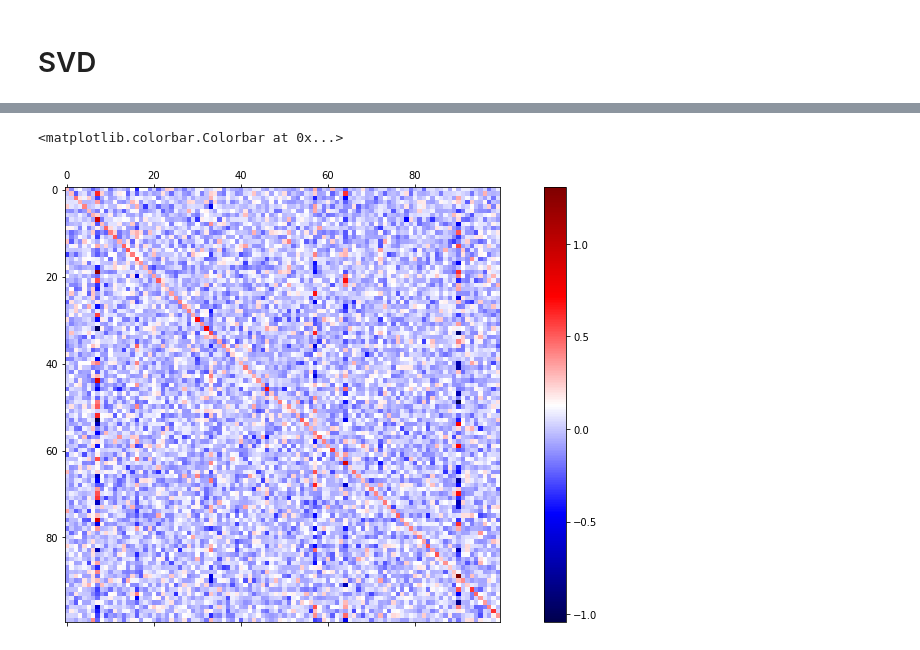
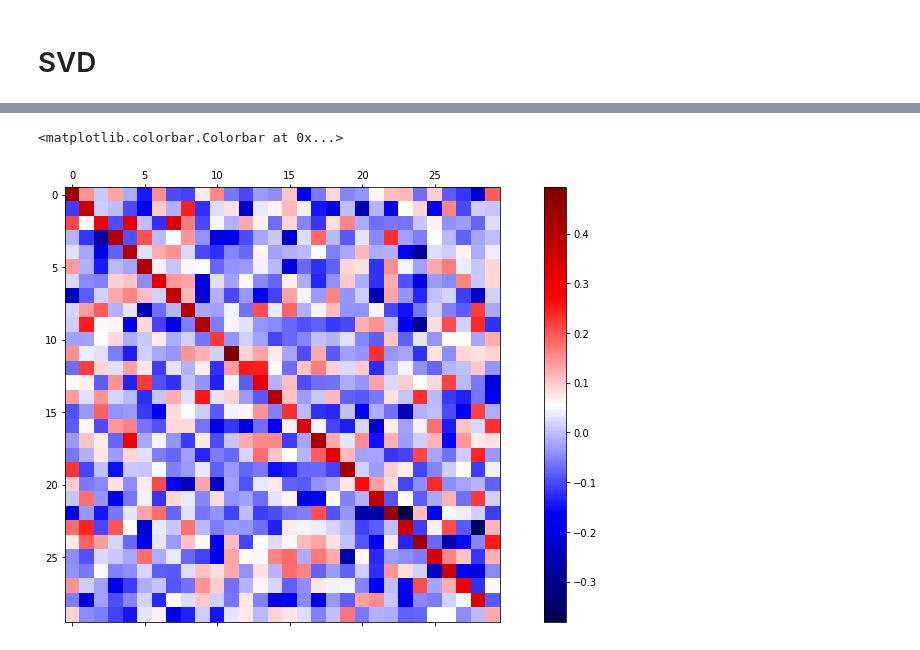
Before and after one commit to jpatrickpark/1003-project, a Jupyter notebook: data_visualizaion.ipynb, the cells around one changed output, grey strips where cells are left out. Drawn from its saved outputs; the diff is of its cells as text; code cells hidden in the pictures.

```diff
--- a/data_visualizaion.ipynb
+++ b/data_visualizaion.ipynb
@@ -24,7 +24,7 @@ from surprise.model_selection import train_test_split
 # %%
 # mydict = preprocess.create_paper_paper_dict()
 # Creat random subset of dictionary, where we only retain references to themselves
-random_dict = preprocess.create_random_subset_paper_paper_data()
+random_dict = preprocess.create_random_subset_paper_paper_data(debug=True)
 # %%
 numbering, reverse = dict(), dict()
 current_id = 0
@@ -86,23 +84,23 @@ Abar = np.dot(pu, np.transpose(qi))
 # %%
 fig, axes = plt.subplots()
 min_val, max_val = -2, 2
 
 # define the colormap
-cmap = plt.get_cmap('PuOr')
+# cmap = plt.get_cmap('PuOr')
+# cmaplist = [cmap(i) for i in range(cmap.N)]
 
-# extract all colors from the .jet map
-cmaplist = [cmap(i) for i in range(cmap.N)]
 # create the new map
-cmap = cmap.from_list('Custom cmap', cmaplist, cmap.N)
+# cmap = cmap.from_list('Custom cmap', cmaplist, cmap.N)
 
 # define the bins and normalize and forcing 0 to be part of the colorbar!
-bounds = np.arange(np.min(Abar),np.max(Abar),.5)
-idx=np.searchsorted(bounds,0)
-bounds=np.insert(bounds,idx,0)
-norm = BoundaryNorm(bounds, cmap.N)
+# bounds = np.arange(np.min(Abar),np.max(Abar),.5)
+# idx=np.searchsorted(bounds,0)
+# bounds=np.insert(bounds,idx,0)
+# norm = BoundaryNorm(bounds, cmap.N)
 
-pos = axes.matshow(Abar[0:100, 0:100], cmap='seismic')
+pos = axes.matshow(Abar[0:30, 0:30], cmap='seismic')
+# pos = axes.matshow(Abar[0:30, 0:30], cmap=cmap, norm=norm)
 fig.colorbar(pos)
 # %% [output]
 <matplotlib.colorbar.Colorbar at 0x...>
-[figure, old version]
+[figure, new version]
```
Also changed, not shown: parts of 3 cells of this notebook.
